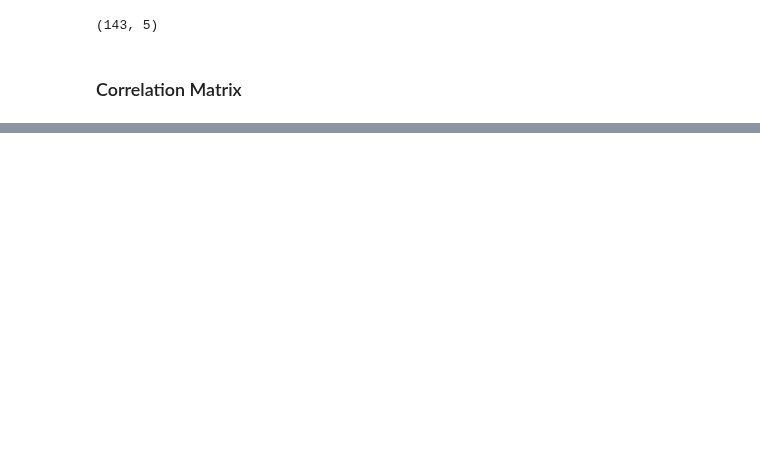
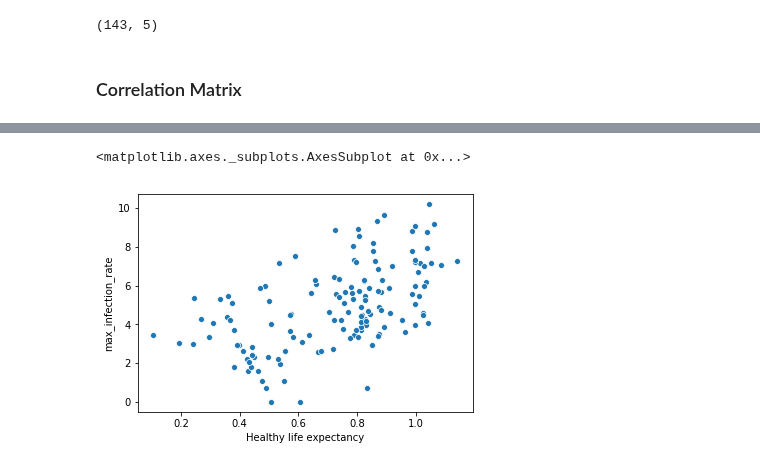
Before and after one commit to jasneekchugh/COVID-19-Data-Analysis, a Jupyter notebook: Covid19-Analysis.ipynb, the cells around one changed output, grey strips where cells are left out. Drawn from its saved outputs; the diff is of its cells as text; code cells hidden in the pictures; blank space fills up the shorter version.

```diff
--- a/Covid19-Analysis.ipynb
+++ b/Covid19-Analysis.ipynb
@@ -241,0 +260,7 @@ data.corr()
+# %%
+x_axis= data["Healthy life expectancy"]
+y_axis= data["max_infection_rate"]
+sns.scatterplot(x_axis,np.log(y_axis))
+# %% [output]
+<matplotlib.axes._subplots.AxesSubplot at 0x...>
+[figure, added]
```
Also changed, not shown: parts of 6 cells of this notebook.
